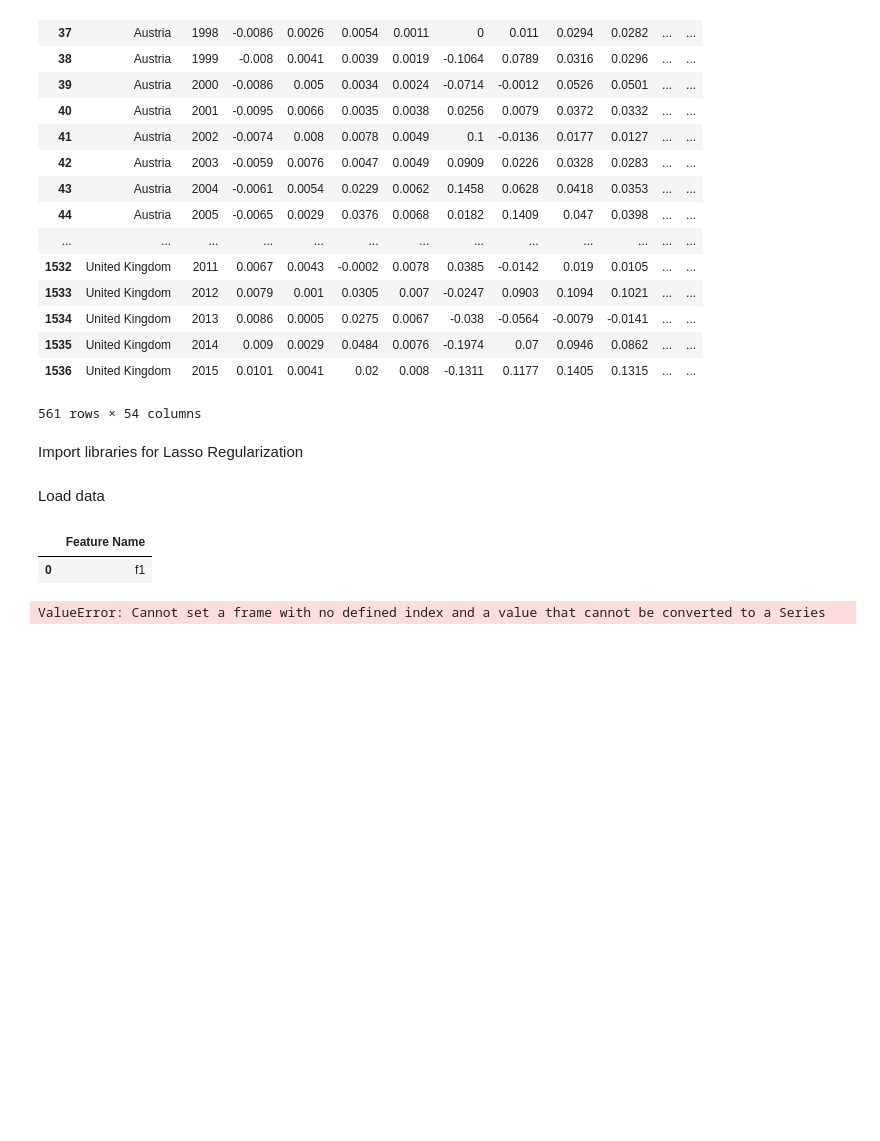
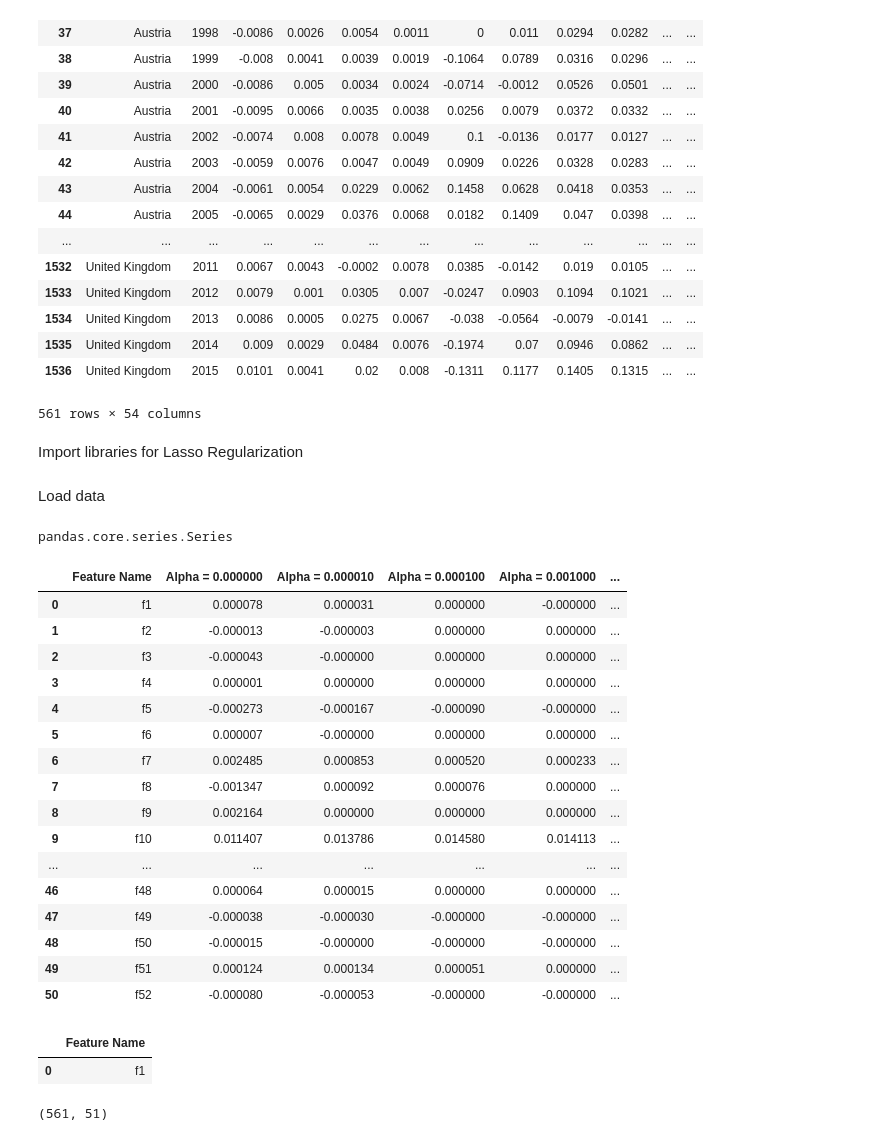
Before and after one commit to Learning-ML/capstone, a Jupyter notebook: Lasso Regression.ipynb, the cells around one changed output. Cells and saved outputs as stored; diff of their text form; code cells hidden in the pictures; blank space fills up the shorter version.

Commit message:
edit lasso

```diff
--- a/Lasso Regression.ipynb
+++ b/Lasso Regression.ipynb
@@ -1,3 +1,5 @@
+# %%
+pd.set_option('display.max_columns', 500)
 # %%
 from sqlalchemy import create_engine
 import pandas as pd
@@ -92,3 +89,12 @@ names = ["f1"]
+# %%
+type(Y)
+# %% [output]
+pandas.core.series.Series
+# %%
+scaler = StandardScaler()
+X = scaler.fit_transform(x)
+Y = y # change shape if not working
+names = list(x)
 # %%
 # Create a function called lasso,
 def lasso(alphas):
@@ -117,6 +123,26 @@ def lasso(alphas):
 
     # Return the datafram
     return df
+# %%
+lasso([0,0.00001,.0001, 0.001, 0.01, 0.1])
+# %% [output]
+|  | Feature Name | Alpha = 0.000000 | Alpha = 0.000010 | Alpha = 0.000100 | Alpha = 0.001000 | ... |
+| 0 | f1 | 0.000078 | 0.000031 | 0.000000 | -0.000000 | ... |
+| 1 | f2 | -0.000013 | -0.000003 | 0.000000 | 0.000000 | ... |
+| 2 | f3 | -0.000043 | -0.000000 | 0.000000 | 0.000000 | ... |
+| 3 | f4 | 0.000001 | 0.000000 | 0.000000 | 0.000000 | ... |
+| 4 | f5 | -0.000273 | -0.000167 | -0.000090 | -0.000000 | ... |
+| 5 | f6 | 0.000007 | -0.000000 | 0.000000 | 0.000000 | ... |
+| 6 | f7 | 0.002485 | 0.000853 | 0.000520 | 0.000233 | ... |
+| 7 | f8 | -0.001347 | 0.000092 | 0.000076 | 0.000000 | ... |
+| 8 | f9 | 0.002164 | 0.000000 | 0.000000 | 0.000000 | ... |
+| 9 | f10 | 0.011407 | 0.013786 | 0.014580 | 0.014113 | ... |
+| ... | ... | ... | ... | ... | ... | ... |
+| 46 | f48 | 0.000064 | 0.000015 | 0.000000 | 0.000000 | ... |
+| 47 | f49 | -0.000038 | -0.000030 | -0.000000 | -0.000000 | ... |
+| 48 | f50 | -0.000015 | -0.000000 | -0.000000 | -0.000000 | ... |
+| 49 | f51 | 0.000124 | 0.000134 | 0.000051 | 0.000000 | ... |
+| 50 | f52 | -0.000080 | -0.000053 | -0.000000 | -0.000000 | ... |
 # %%
 df = pd.DataFrame()
 df['Feature Name'] = names
@@ -124,7 +150,3 @@ df
 # %% [output]
 |  | Feature Name |
 | 0 | f1 |
-# %%
-lasso([.0001])
-# %% [output]
-ValueError: Cannot set a frame with no defined index and a value that cannot be converted to a Series
@@ -130,0 +159,4 @@ ValueError: Cannot set a frame with no defined index and a value that cannot be
+# %%
+x.shape
+# %% [output]
+(561, 51)
```
Also changed, not shown: parts of 5 cells of this notebook.
